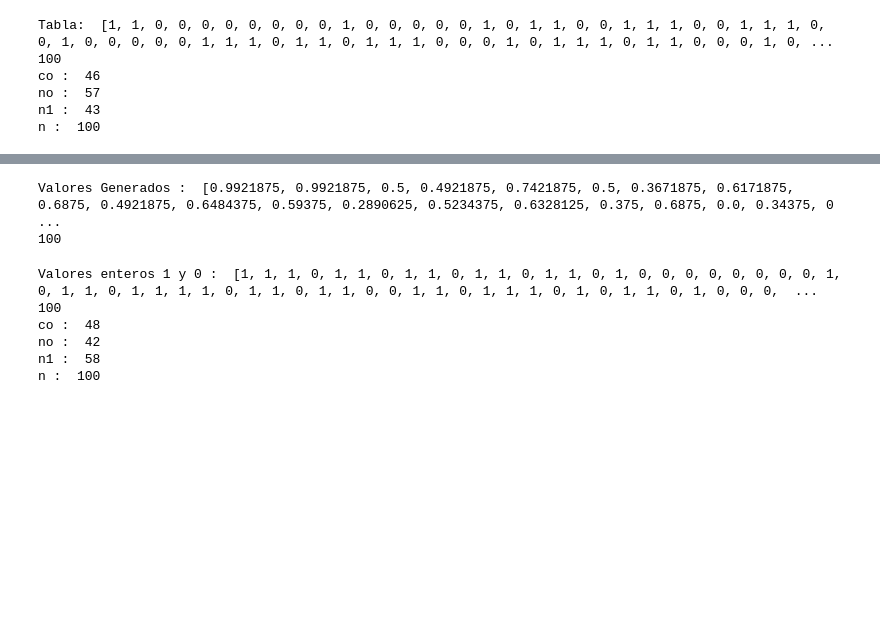
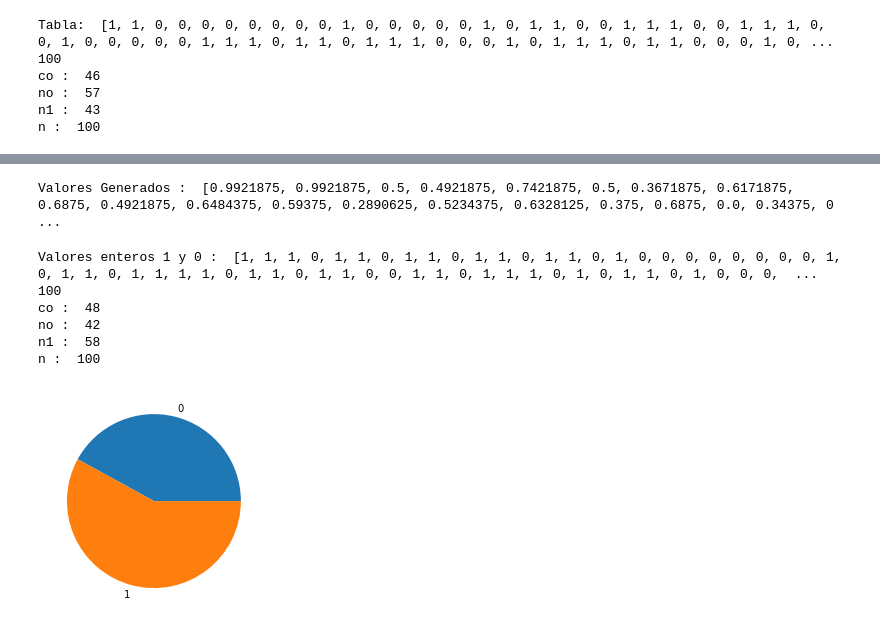
Before and after one commit to DianaTixi/SimulacionP60, a Jupyter notebook: Prueba2_TixiDiana.ipynb, the cells around one changed output, grey strips where cells are left out. Drawn from its saved outputs; the diff is of its cells as text; code cells hidden in the pictures; blank space fills up the shorter version.

```diff
--- a/Prueba2_TixiDiana.ipynb
+++ b/Prueba2_TixiDiana.ipynb
@@ -248,15 +269,13 @@ for i in range(l,len(generador)+1,l):
 df = pd.DataFrame(generador,index=list(range(1,nBits+1)))
 
 
-valoresRamdom4 = conversion2
+lista4 = conversion2
 
-print("Valores Generados : ",  valoresRamdom4)
-print(len(valoresRamdom4))
+print("Valores Generados : ",  lista4)
 # %% [output]
 Valores Generados :  [0.9921875, 0.9921875, 0.5, 0.4921875, 0.7421875, 0.5, 0.3671875, 0.6171875, 0.6875, 0.4921875, 0.6484375, 0.59375, 0.2890625, 0.5234375, 0.6328125, 0.375, 0.6875, 0.0, 0.34375, 0 ...
-100
 # %%
-x = valoresRamdom4
+x = lista4
 enteros = []
 for i in x:
   if i >= 0.5:
@@ -300,3 +319,10 @@ co :  48
 no :  42
 n1 :  58
 n :  100
+# %%
+numeros = [n0,n1]
+nombres = ["0","1"]
+plt.pie(numeros, labels=nombres)
+plt.show()
+# %% [output]
+[figure, added]
```
Also changed, not shown: parts of 3 cells of this notebook.
